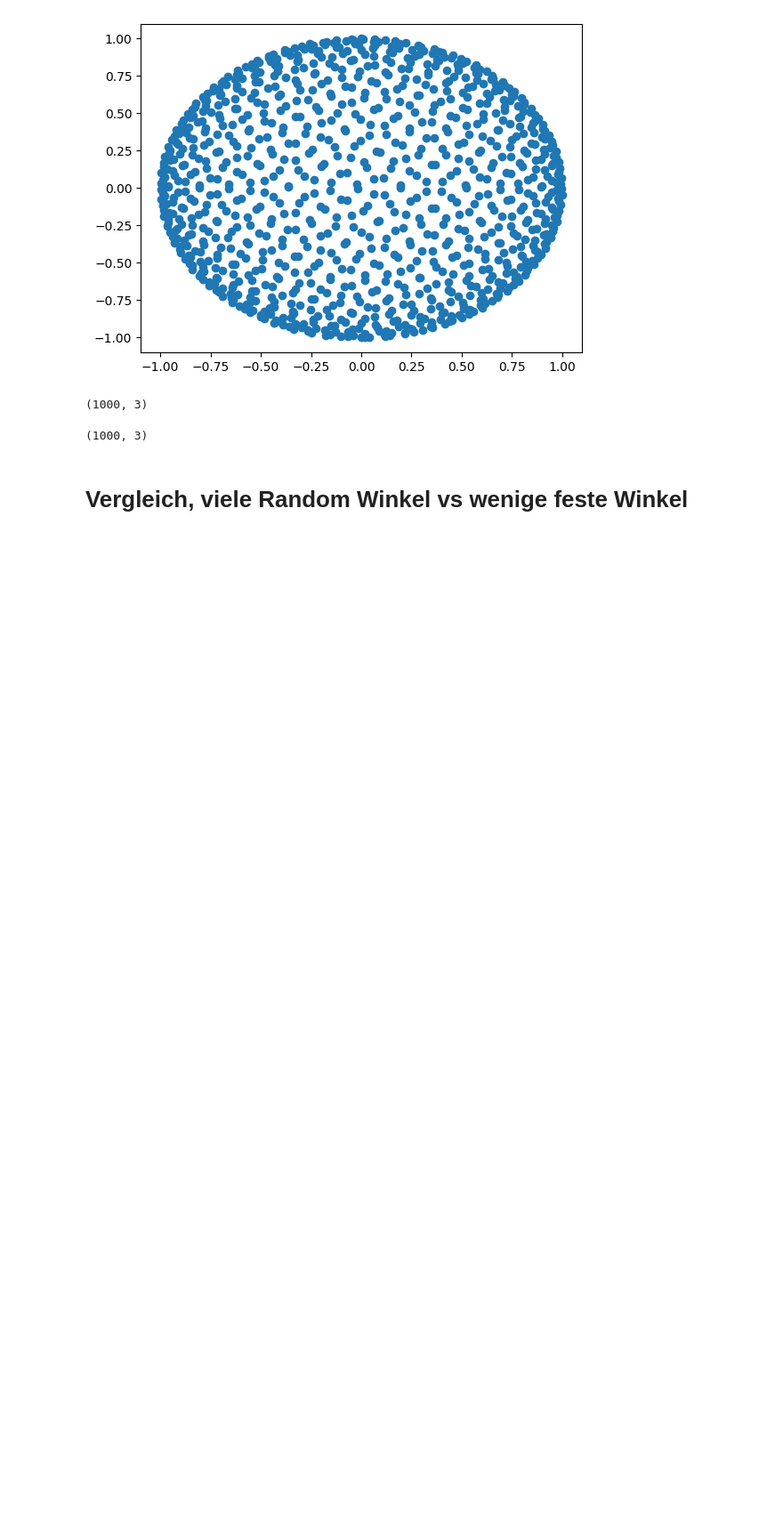
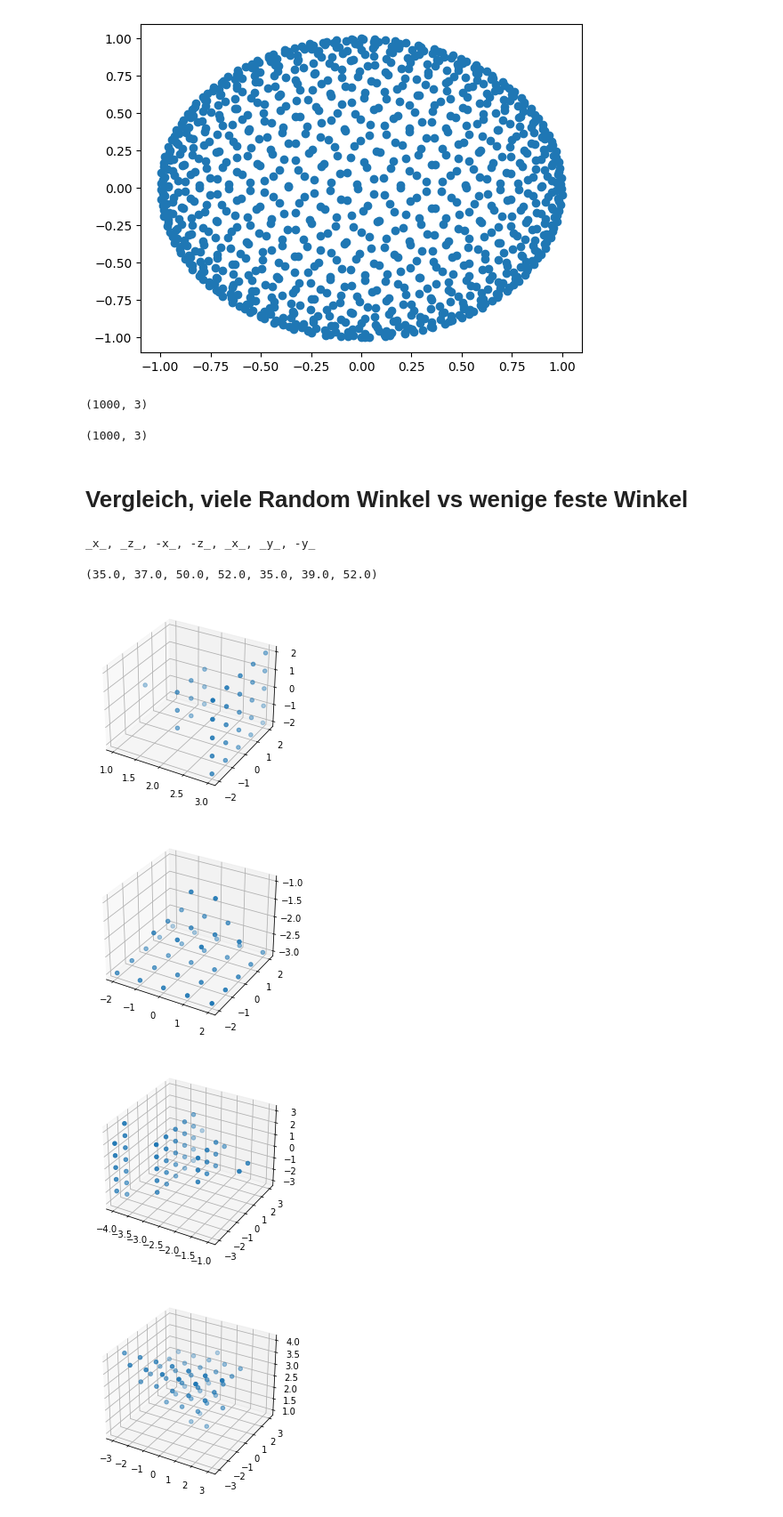
Before and after one commit to TimLockstedt/BA, a Jupyter notebook: 20231212_No_Random.ipynb, the cells around one changed output. Shown at 89% size. Drawn from its saved outputs; the diff is of its cells as text; code cells hidden in the pictures; blank space fills up the shorter version.

```diff
--- a/20231212_No_Random.ipynb
+++ b/20231212_No_Random.ipynb
@@ -1680,11 +1680,66 @@ import time
 from main_lib import *
 
 # Cache erstellen
-factor = 100
-range_r = 3
+factor = 10
+range_r = 4
 bands = 10
 dict_res, dict_basis, alpha, beta = generate_dict_basis_new_noRand(range_r, factor, bands, buffer=1)#load_dict(range_r, factor), load_dict(range_r, factor+1)
-
+dict_res = dict(dict_res)
 
 field_theta, field_phi = genereate_divergence()
-# ODFs = odf3.compute(field_theta[:,:,:,None], field_phi[:,:,:,None], np.ones(field_phi[:,:,:,None].shape), 10)
+# %%
+sigma = 0.1
+factor_amp = 10
+bands = 10
+number = 1500
+alpha = np.array([0, 0*np.pi/180, 0*np.pi/180, 0*np.pi/180, 0*np.pi/180, 90*np.pi/180, 90*np.pi/180])
+beta = np.array([0, 90*np.pi/180, 180*np.pi/180, 270*np.pi/180, 359*np.pi/180, 90*np.pi/180, 270*np.pi/180])
+
+result, basis, phi, theta = kegel_from_dict_withBasis_noTranslation(dict_res, dict_basis, factor, alpha[:,None], beta[:,None], True)
+# %%
+print("_x_, _z_, -x_, -z_, _x_, _y_, -y_")
+np.sum(~np.isnan(result[0]))/3, np.sum(~np.isnan(result[1]))/3,np.sum(~np.isnan(result[2]))/3, np.sum(~np.isnan(result[3]))/3, np.sum(~np.isnan(result[4]))/3, np.sum(~np.isnan(result[5]))/3, np.sum(~np.isnan(result[6]))/3
+# %% [output]
+_x_, _z_, -x_, -z_, _x_, _y_, -y_
+(35.0, 37.0, 50.0, 52.0, 35.0, 39.0, 52.0)
+# %%
+fig = plt.figure()
+ax = fig.add_subplot(projection = "3d")
+ax.scatter(*result[0])
+plt.show()
+
+
+fig = plt.figure()
+ax = fig.add_subplot(projection = "3d")
+ax.scatter(*result[1])
+plt.show()
+
+fig = plt.figure()
+ax = fig.add_subplot(projection = "3d")
+ax.scatter(*result[2])
+plt.show()
+
+fig = plt.figure()
+ax = fig.add_subplot(projection = "3d")
+ax.scatter(*result[3])
+plt.show()
+
+fig = plt.figure()
+ax = fig.add_subplot(projection = "3d")
+ax.scatter(*result[4])
+plt.show()
+
+fig = plt.figure()
+ax = fig.add_subplot(projection = "3d")
+ax.scatter(*result[5])
+plt.show()
+
+fig = plt.figure()
+ax = fig.add_subplot(projection = "3d")
+ax.scatter(*result[6])
+plt.show()
+# %% [output]
+[figure, added]
+[figure, added]
+[figure, added]
+[figure, added]
```
Also changed, not shown: parts of 5 cells of this notebook.
